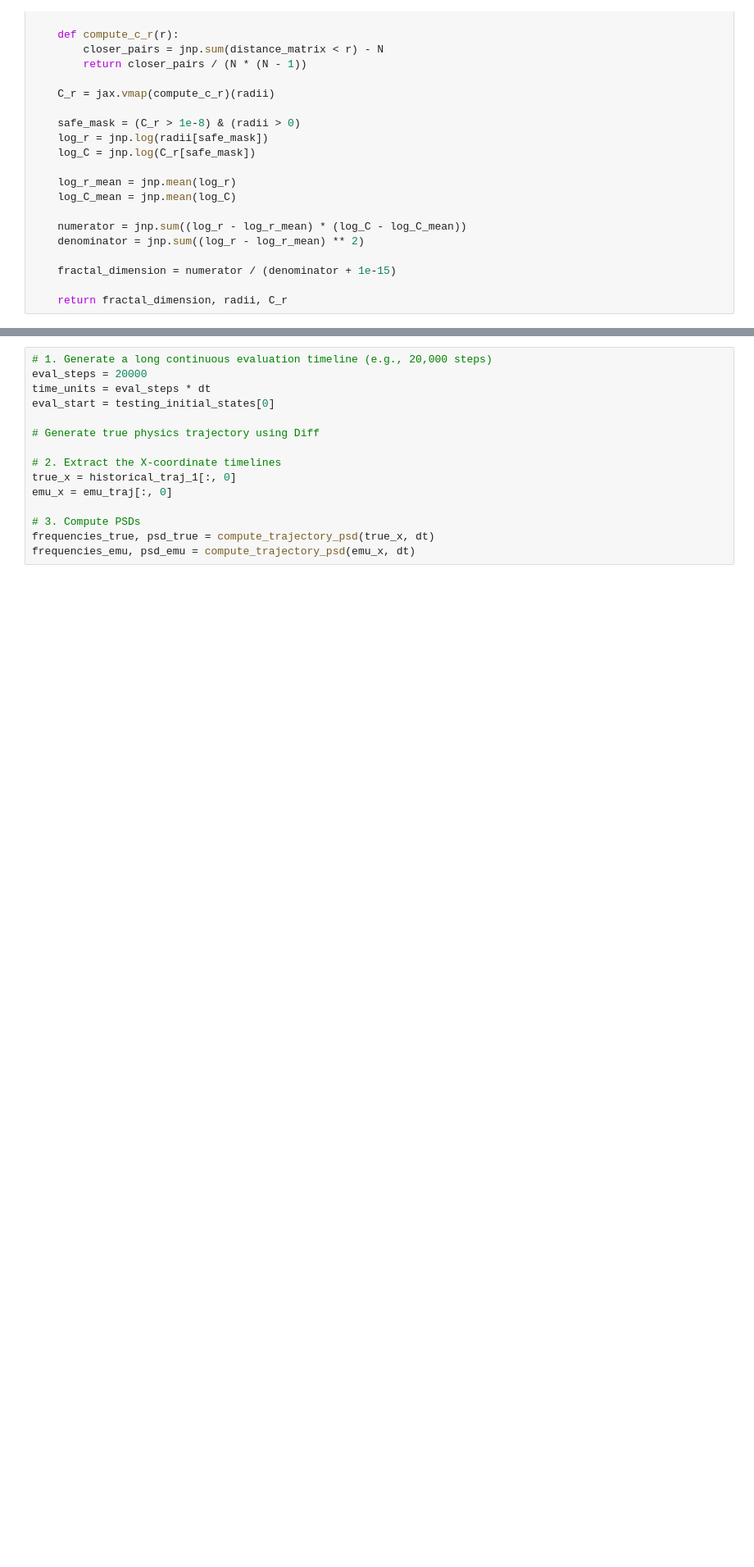
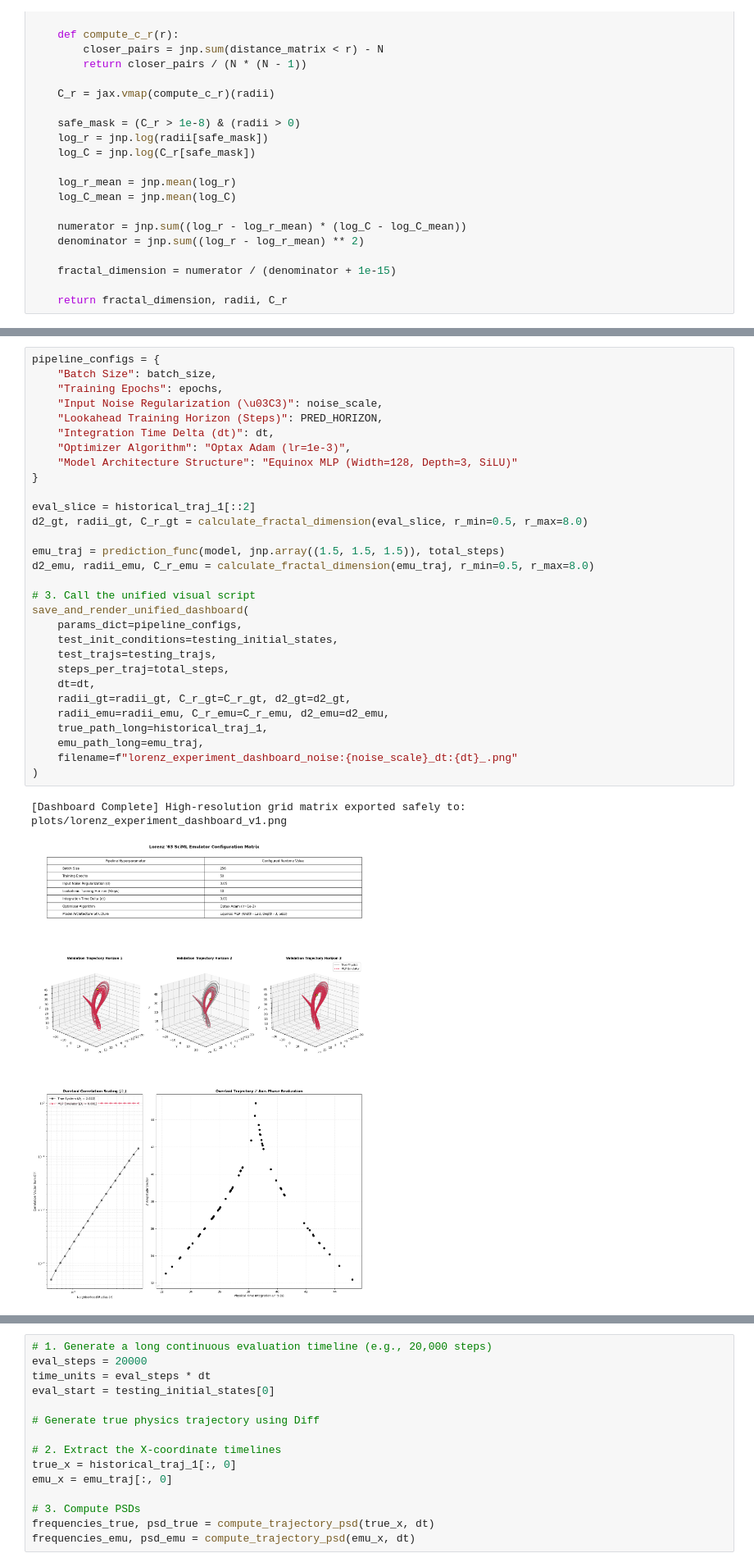
Before and after one commit to Mxgisha/chaotic-dynamical-systems-Research-tufts, a Jupyter notebook: Lorenze_63.ipynb, the cells around one changed output, grey strips where cells are left out. Shown at 82% size. Cells and saved outputs as stored; diff of their text form; blank space fills up the shorter version.

```diff
--- a/Lorenze_63.ipynb
+++ b/Lorenze_63.ipynb
@@ -463,3 +573,36 @@ def calculate_fractal_dimension(trajectory, r_min=0.1, r_max=10.0, num_r=20):
+# %%
+pipeline_configs = {
+    "Batch Size": batch_size,
+    "Training Epochs": epochs,
+    "Input Noise Regularization (\u03C3)": noise_scale,
+    "Lookahead Training Horizon (Steps)": PRED_HORIZON,
+    "Integration Time Delta (dt)": dt,
+    "Optimizer Algorithm": "Optax Adam (lr=1e-3)",
+    "Model Architecture Structure": "Equinox MLP (Width=128, Depth=3, SiLU)"
+}
+
+eval_slice = historical_traj_1[::2]
+d2_gt, radii_gt, C_r_gt = calculate_fractal_dimension(eval_slice, r_min=0.5, r_max=8.0)
+
+emu_traj = prediction_func(model, jnp.array((1.5, 1.5, 1.5)), total_steps)
+d2_emu, radii_emu, C_r_emu = calculate_fractal_dimension(emu_traj, r_min=0.5, r_max=8.0)
+
+# 3. Call the unified visual script
+save_and_render_unified_dashboard(
+    params_dict=pipeline_configs,
+    test_init_conditions=testing_initial_states,
+    test_trajs=testing_trajs,
+    steps_per_traj=total_steps,
+    dt=dt,
+    radii_gt=radii_gt, C_r_gt=C_r_gt, d2_gt=d2_gt,
+    radii_emu=radii_emu, C_r_emu=C_r_emu, d2_emu=d2_emu,
+    true_path_long=historical_traj_1,
+    emu_path_long=emu_traj,
+    filename=f"lorenz_experiment_dashboard_noise:{noise_scale}_dt:{dt}_.png"
+)
+# %% [output]
+[Dashboard Complete] High-resolution grid matrix exported safely to: plots/lorenz_experiment_dashboard_v1.png
+[figure, added]
 # %%
 emu_traj = prediction_func(model, jnp.array((1.5, 1.5, 1.5)), total_steps)
 
```
Also changed, not shown: parts of 23 cells of this notebook.
